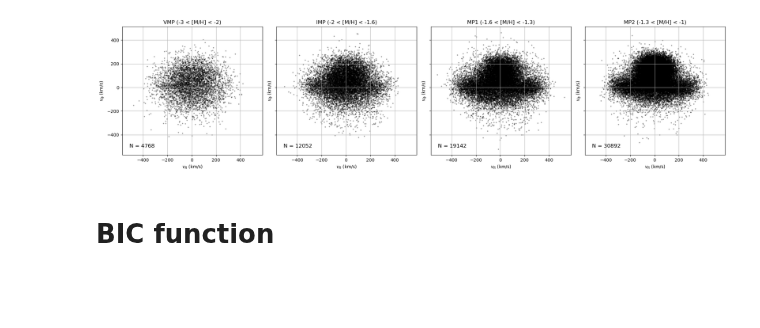
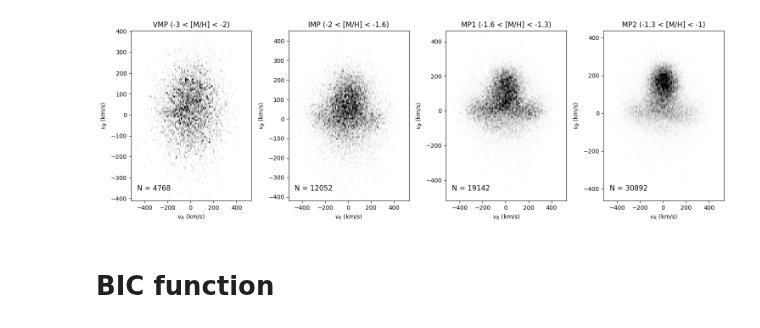
Before and after one commit to raunaq-rai/Disentangling-the-Milky-Way-using-GMM, a Jupyter notebook: notebooks/Figure_4.ipynb, the cells around one changed output. Cells and saved outputs as stored; diff of their text form; code cells hidden in the pictures; blank space fills up the shorter version.

Commit message:
figures

```diff
--- a/notebooks/Figure_4.ipynb
+++ b/notebooks/Figure_4.ipynb
@@ -26,5 +28,5 @@ galpyWarning: libgalpy C extension module not loaded, because libgalpy.cpython-3
 # %%
-vphi_data = 'df_v_final.fits'
+vphi_data = '../data/df_v_final.fits'
 
 with fits.open(vphi_data) as hdul:
     data = hdul[1].data
@@ -77,8 +79,6 @@ df_vmp.head()
 | 1978 | 23153245275421056 | 160.116715 | -46.808666 | 37.604696 | 8.792205 | 0.457407 | 0.014301 | 19.199156 | 0.017124 | -19.458318 | ... |
 | 2604 | 29649366130846592 | 166.103287 | -38.041565 | 46.481259 | 13.308729 | 0.582180 | 0.015261 | 55.151524 | 0.018218 | -44.976356 | ... |
 # %%
-import matplotlib.pyplot as plt
-
 def plot_vphi_vs_vR(df_vmp, df_imp, df_mp1, df_mp2):
     """
     Plots v_phi against v_R for each metallicity bin in four subfigures (1 row, 4 columns).
@@ -87,37 +87,49 @@ def plot_vphi_vs_vR(df_vmp, df_imp, df_mp1, df_mp2):
     Args:
     - df_vmp: DataFrame for -3 < [M/H] < -2
     - df_imp: DataFrame for -2 < [M/H] < -1.6
     - df_mp1: DataFrame for -1.6 < [M/H] < -1.3
     - df_mp2: DataFrame for -1.3 < [M/H] < -1
     """
-    fig, axes = plt.subplots(1, 4, figsize=(20, 5), sharex=True, sharey=True)
+    fig, axes = plt.subplots(1, 4, figsize=(15, 5), sharex=True, sharey=False)
 
     metallicity_bins = [
         ("VMP (-3 < [M/H] < -2)", df_vmp),
         ("IMP (-2 < [M/H] < -1.6)", df_imp),
         ("MP1 (-1.6 < [M/H] < -1.3)", df_mp1),
         ("MP2 (-1.3 < [M/H] < -1)", df_mp2)
     ]
 
     for ax, (title, df) in zip(axes, metallicity_bins):
-        ax.scatter(df['v_R'], df['v_phi'], alpha=0.3, s=3, color='black')
+        # Create a 2D histogram for density-based coloring
+        h, xedges, yedges = np.histogram2d(
+            df['v_R'], df['v_phi'], bins=100, density=False
+        )
+        # Normalize the histogram using MaxNorm
+        h = h / np.percentile(h[h > 0], 99)
+
+        pcm = ax.pcolormesh(
+            xedges, yedges, h.T, cmap='Greys', vmin=0, vmax=1
+        )
+
+
         ax.set_title(title)
         ax.set_xlabel(r'$v_R$ (km/s)')
         ax.set_ylabel(r'$v_\phi$ (km/s)')
-        ax.grid(True)
+        ax.grid(False)
 
         # Add number of data points
         num_points = len(df)
         ax.text(0.05, 0.05, f'N = {num_points}', transform=ax.transAxes,
                 fontsize=12, verticalalignment='bottom', horizontalalignment='left')
 
     plt.tight_layout()
+    plt.savefig('../figures/vphi_vs_vR_metallicity_bins.png', dpi=300)
     plt.show()
 
 # Call the function
 plot_vphi_vs_vR(df_vmp, df_imp, df_mp1, df_mp2)
 # %% [output]
-[figure, old version]
+[figure, new version]
 # %% [markdown]
 # BIC function
 # %%
```
Also changed, not shown: parts of 1 cell of this notebook, 18 other files.
